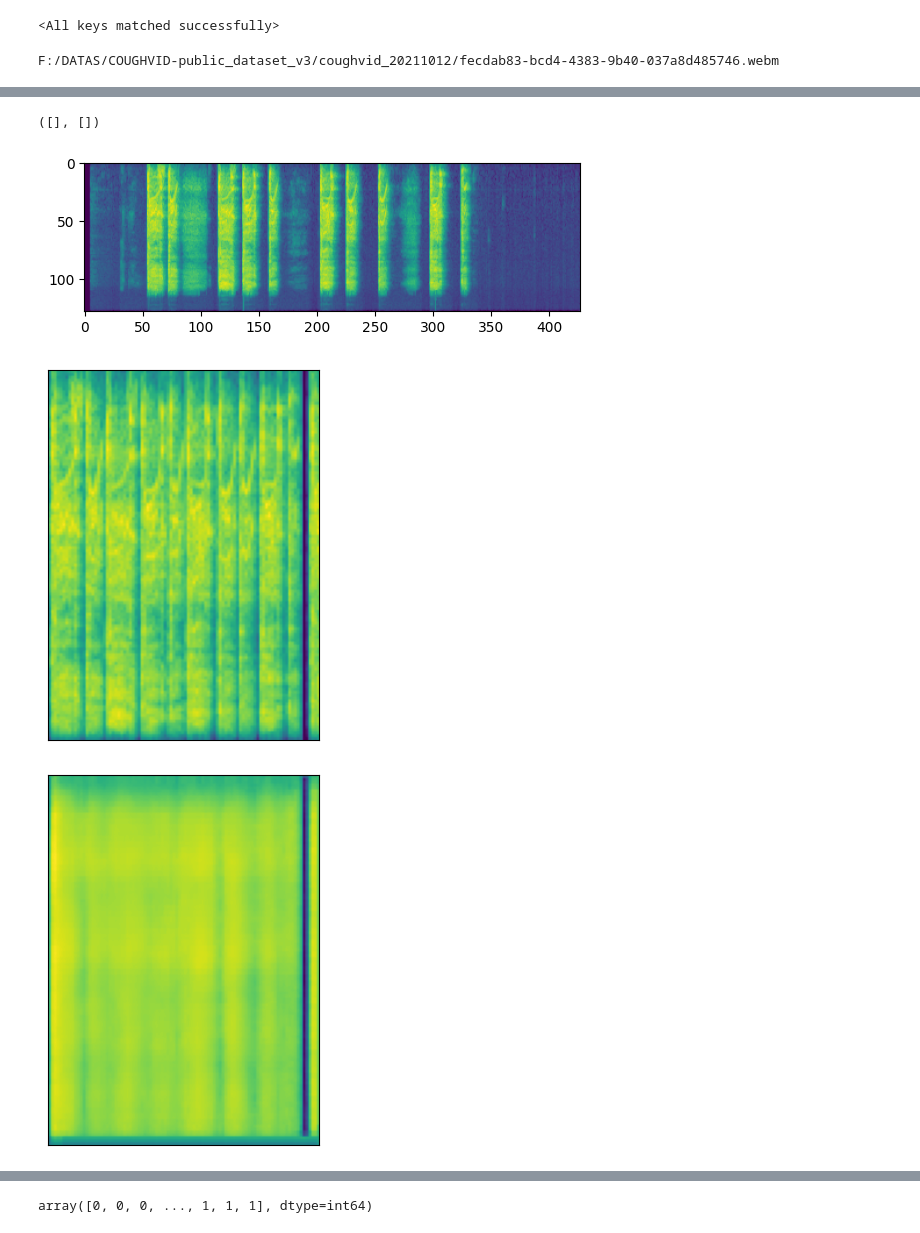
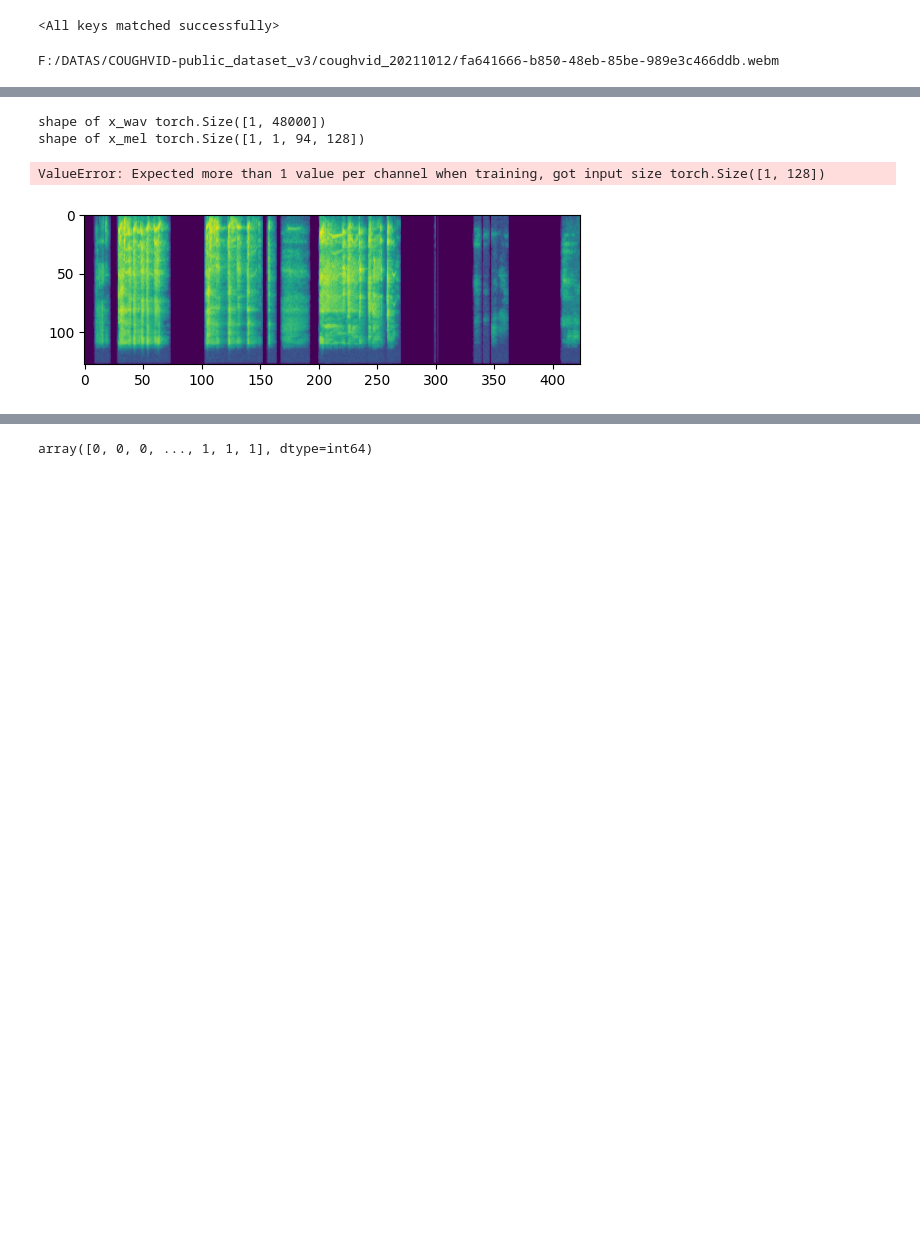
Before and after one commit to ZhaoKe1024/SoundDL-CoughVID, a Jupyter notebook: coughvid_gm_ae_infer.ipynb, the cells around one changed output, grey strips where cells are left out. Saved outputs shown, nothing was run; the diff lists cells and outputs as text; code cells hidden in the pictures; blank space fills up the shorter version.

Commit message:
update vae and new data

```diff
--- a/coughvid_gm_ae_infer.ipynb
+++ b/coughvid_gm_ae_infer.ipynb
@@ -20,12 +22,16 @@ w2m = Wave2Mel(sr=16000)
 # %% [markdown]
 # 测试集读取和测试
 # %%
-hp_list, hl_list, up_list, ul_list = CoughVID_NormalAnomaly(filename="./datasets/waveinfo_labeled_fine.csv", istrain=True, isdemo=False)
-print(len(hp_list), len(up_list))
-print(len(up_list), len(ul_list))
+healthy_p_list, healthy_label_list, unhealthy_p_list, unhealthy_label_list = CoughVID_NormalAnomaly()
+print(len(healthy_p_list), len(unhealthy_p_list))
+print(len(healthy_label_list), len(unhealthy_label_list))
 # 训练集取健康样本的13000个，剩下503个和非健康样本的503个一起组成验证集，测试集就是验证集。
-vap, val = hp_list[13000:], hl_list[13000:]
-vap.extend(up_list[:503])
-val.extend(ul_list[:503])
+trlen = 13200
+valen = len(healthy_p_list) - trlen
+print("train len valid len", trlen, valen)
+trp, trl, vap, val = healthy_p_list[:trlen], healthy_label_list[:trlen], healthy_p_list[trlen:], healthy_label_list[trlen:]
+vap.extend(unhealthy_p_list[:valen])
+val.extend(unhealthy_label_list[:valen])
+# print(len(trp), len(trl))
 print(len(vap), len(val))
 # %% [output]
@@ -50,4 +55,5 @@ test_loader = DataLoader(test_dataset, batch_size=32, shuffle=False, collate_fn=
 # %%
+valid_loader = DataLoader(valid_dataset, batch_size=32, shuffle=False, collate_fn=collate_fn)
 configs = {
     "run_save_dir": "./runs/tdnn_coughvid/",
     "model":{
@@ -63,11 +69,13 @@ configs = {
         "start_scheduler_epoch": 6
         },
 }
+resume_path = "202404271202_tdnn_focalloss"
+load_epoch = 22
+
 device = torch.device("cuda") if torch.cuda.is_available() else "cpu"
 num_epoch = configs["fit"]["epochs"]
 model = ConvVAE(shape=(1, configs["model"]["input_length"], configs["model"]["n_mels"]), flat=True).to(device)
-load_epoch = 22
-resume_path = f"./runs/tdnn_coughvid/202404261420_tdnn_focalloss/model_epoch_{load_epoch}"
+resume_path = f"./runs/tdnn_coughvid/{resume_path}/model_epoch_{load_epoch}"
 state_dict = torch.load(os.path.join(resume_path, f'model_{load_epoch}.pth'))
 model.load_state_dict(state_dict)
 # %% [output]
@@ -76,7 +84,7 @@ model.load_state_dict(state_dict)
 show_path = random.choice(vap)
 print(show_path)
 # %% [output]
-F:/DATAS/COUGHVID-public_dataset_v3/coughvid_20211012/fecdab83-bcd4-4383-9b40-037a8d485746.webm
+F:/DATAS/COUGHVID-public_dataset_v3/coughvid_20211012/fa641666-b850-48eb-85be-989e3c466ddb.webm
 # %%
 import IPython.display as ipd
 ipd.Audio(show_path)
@@ -85,28 +93,30 @@ ipd.Audio(show_path)
 # %%
 s, r = librosa.load(show_path)
 plt.figure(2)
 x_mel = w2m(torch.from_numpy(s))
 plt.imshow(x_mel)
-x_wav, y_label = torch.from_numpy(get_wav_label(show_path)).to(torch.float32).unsqueeze(0), val[x_idx]
+x_wav = torch.from_numpy(get_wav_label(show_path)).to(torch.float32).unsqueeze(0)
 # print("shape of x_wav", x_wav.shape)
 x_mel = w2m(x_wav).transpose(1, 2).unsqueeze(1).to(device)
-y_label = torch.tensor(y_label, device=device)
+print("shape of x_wav", x_wav.shape)
+print("shape of x_mel", x_mel.shape)
+# y_label = torch.tensor(y_label, device=device)
 x_recon, _, _, _ = model(x=x_mel)
 
 plt.figure(3)
 x_recon = x_recon.squeeze().transpose(0,1).detach().cpu().numpy()
 plt.imshow(x_mel.squeeze().transpose(0,1).detach().cpu().numpy())
 plt.xticks([])
 plt.yticks([])
 
 plt.figure(4)
 plt.imshow(x_recon)
 plt.xticks([])
 plt.yticks([])
 
 # plt.show()
 # %% [output]
-([], [])
+shape of x_wav torch.Size([1, 48000])
+shape of x_mel torch.Size([1, 1, 94, 128])
+ValueError: Expected more than 1 value per channel when training, got input size torch.Size([1, 128])
-[figure, old version]
+[figure, new version]
-[figure, removed]
-[figure, removed]
```
Also changed, not shown: parts of 14 cells of this notebook, 4 other files.
